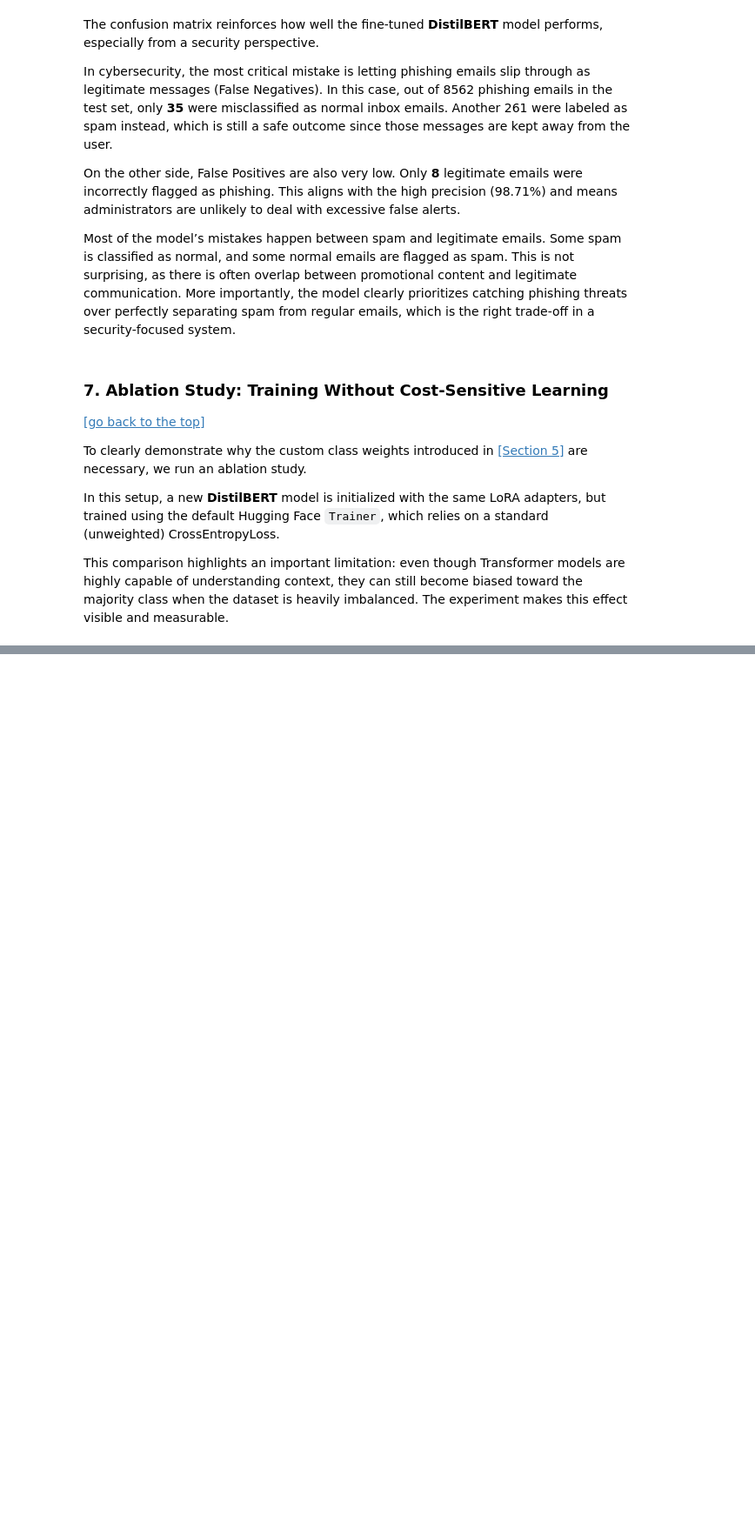
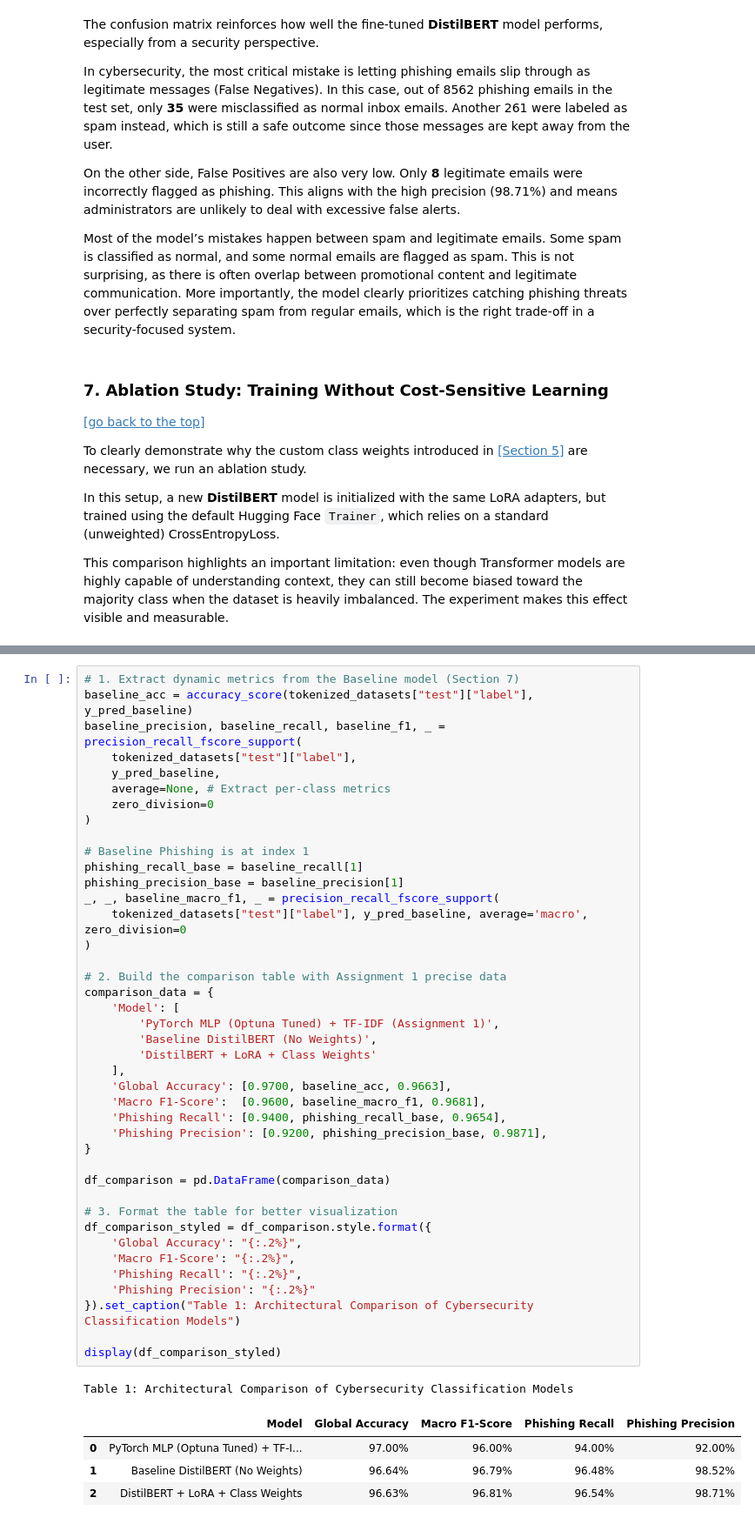
Before and after one commit to Alejandro-131004/Natural-Language-Processing, a Jupyter notebook: Project_2.ipynb, the cells around one changed output, grey strips where cells are left out. Shown at 87% size. Drawn from its saved outputs; the diff is of its cells as text; blank space fills up the shorter version.

```diff
--- a/Project_2.ipynb
+++ b/Project_2.ipynb
@@ -680,0 +766,47 @@ print(classification_report(tokenized_datasets["test"]["label"], y_pred_baseline
+# %%
+# 1. Extract dynamic metrics from the Baseline model (Section 7)
+baseline_acc = accuracy_score(tokenized_datasets["test"]["label"], y_pred_baseline)
+baseline_precision, baseline_recall, baseline_f1, _ = precision_recall_fscore_support(
+    tokenized_datasets["test"]["label"],
+    y_pred_baseline,
+    average=None, # Extract per-class metrics
+    zero_division=0
+)
+
+# Baseline Phishing is at index 1
+phishing_recall_base = baseline_recall[1]
+phishing_precision_base = baseline_precision[1]
+_, _, baseline_macro_f1, _ = precision_recall_fscore_support(
+    tokenized_datasets["test"]["label"], y_pred_baseline, average='macro', zero_division=0
+)
+
+# 2. Build the comparison table with Assignment 1 precise data
+comparison_data = {
+    'Model': [
+        'PyTorch MLP (Optuna Tuned) + TF-IDF (Assignment 1)',
+        'Baseline DistilBERT (No Weights)',
+        'DistilBERT + LoRA + Class Weights'
+    ],
+    'Global Accuracy': [0.9700, baseline_acc, 0.9663],
+    'Macro F1-Score':  [0.9600, baseline_macro_f1, 0.9681],
+    'Phishing Recall': [0.9400, phishing_recall_base, 0.9654],
+    'Phishing Precision': [0.9200, phishing_precision_base, 0.9871],
+}
+
+df_comparison = pd.DataFrame(comparison_data)
+
+# 3. Format the table for better visualization
+df_comparison_styled = df_comparison.style.format({
+    'Global Accuracy': "{:.2%}",
+    'Macro F1-Score': "{:.2%}",
+    'Phishing Recall': "{:.2%}",
+    'Phishing Precision': "{:.2%}"
+}).set_caption("Table 1: Architectural Comparison of Cybersecurity Classification Models")
+
+display(df_comparison_styled)
+# %% [output]
+Table 1: Architectural Comparison of Cybersecurity Classification Models
+|  | Model | Global Accuracy | Macro F1-Score | Phishing Recall | Phishing Precision |
+| 0 | PyTorch MLP (Optuna Tuned) + TF-I... | 97.00% | 96.00% | 94.00% | 92.00% |
+| 1 | Baseline DistilBERT (No Weights) | 96.64% | 96.79% | 96.48% | 98.52% |
+| 2 | DistilBERT + LoRA + Class Weights | 96.63% | 96.81% | 96.54% | 98.71% |
```
Also changed, not shown: parts of 11 cells of this notebook.
